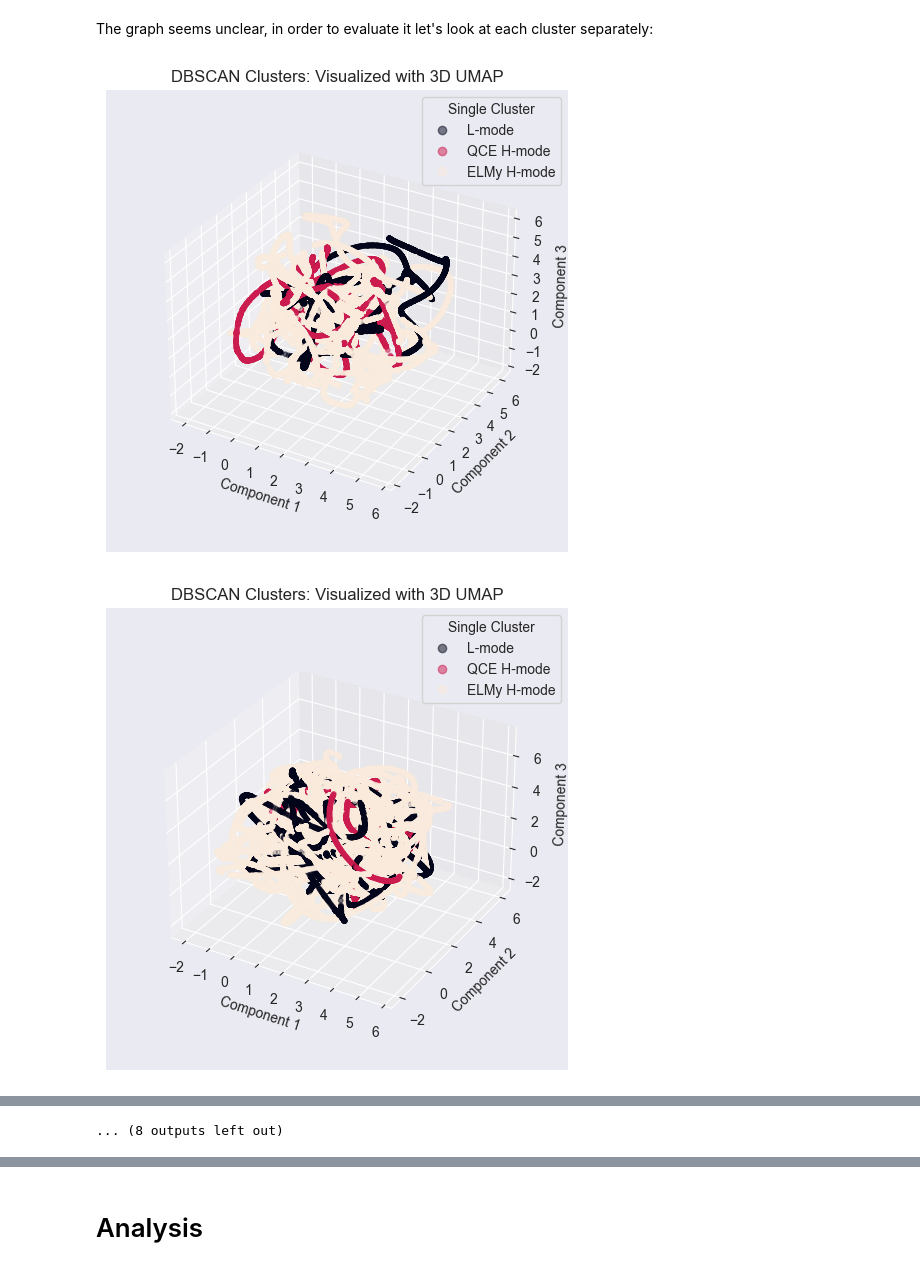
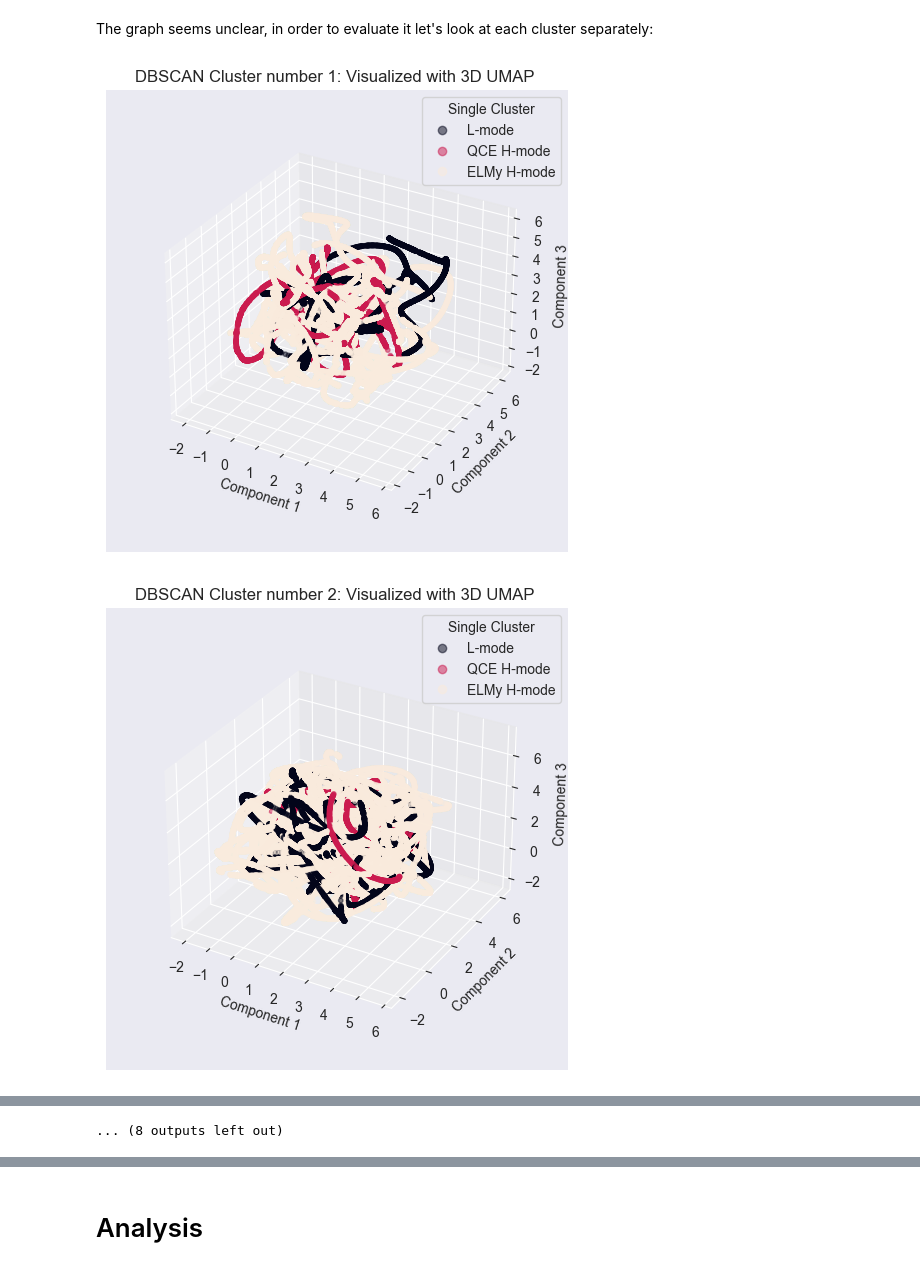
Before and after one commit to Captcha-ML/tokamak-unsupervised, a Jupyter notebook: clustering.ipynb, the cells around one changed output, grey strips where cells are left out. Drawn from its saved outputs; the diff is of its cells as text; code cells hidden in the pictures.

```diff
--- a/clustering.ipynb
+++ b/clustering.ipynb
@@ -302,13 +302,13 @@ The graph seems unclear, in order to evaluate it let's look at each cluster sepa
 # %%
 # Create a 3D UMAP plot for each cluster
 cluster_idxs = []
 for cluster_label in range(n_clusters_):
     # Filter data points belonging to the current cluster
     cluster_indices = np.where(labels == cluster_label)[0]
     cluster_idxs.append(cluster_indices)
     cluster_data = X_umap[cluster_indices]
     cluster_true_label = complete_y[cluster_indices]
-    draw_reduced_space(cluster_data[:, :3], cluster_true_label, n_components = 3, legend_title ="Single Cluster", title = "DBSCAN Clusters: Visualized with 3D UMAP")
+    draw_reduced_space(cluster_data[:, :3], cluster_true_label, n_components = 3, legend_title ="Single Cluster", title = f"DBSCAN Cluster number {cluster_label + 1}: Visualized with 3D UMAP ")
 # %% [output]
-[figure, old version]
+[figure, new version]
-[figure, old version]
+[figure, new version]
```
Also changed, not shown: parts of 19 cells of this notebook.
